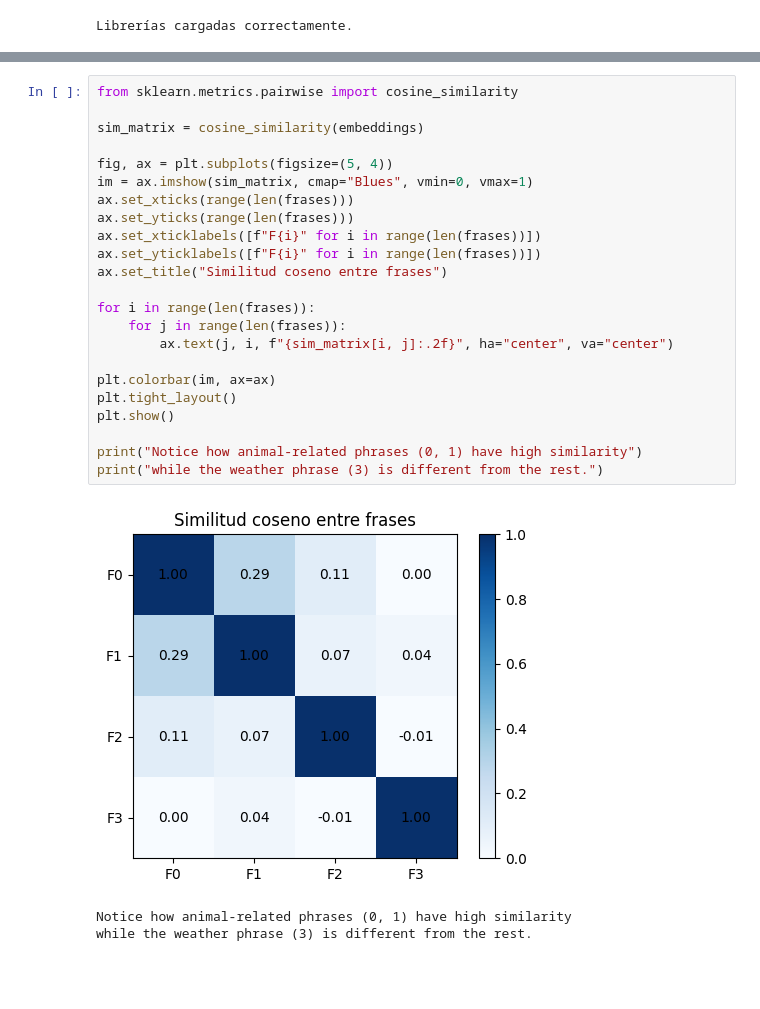
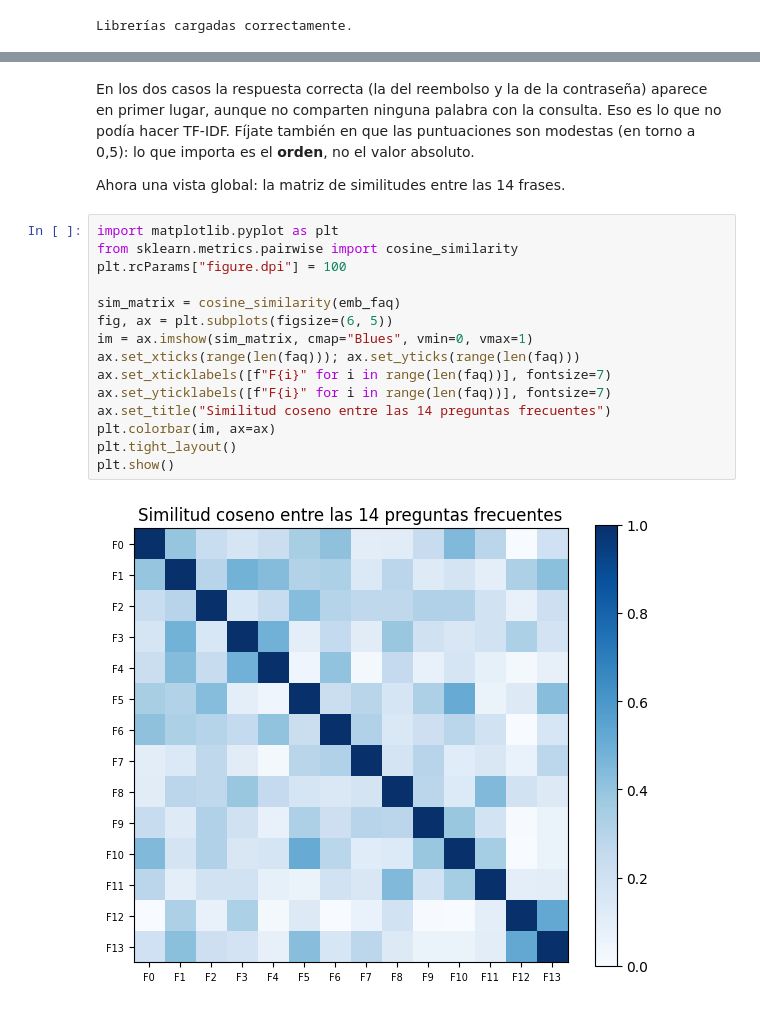
Before and after one commit to Adamychen/m10_quarto, a Jupyter notebook: notebooks/bloque1/01c-embeddings.ipynb, the cells around one changed output, grey strips where cells are left out. Cells and saved outputs as stored; diff of their text form; blank space fills up the shorter version.

```diff
--- a/notebooks/bloque1/01c-embeddings.ipynb
+++ b/notebooks/bloque1/01c-embeddings.ipynb
@@ -169,27 +189,25 @@ Número de frases: 4
+# %% [markdown]
+En los dos casos la respuesta correcta (la del reembolso y la de la
+contraseña) aparece en primer lugar, aunque no comparten ninguna palabra
+con la consulta. Eso es lo que no podía hacer TF-IDF. Fíjate también en
+que las puntuaciones son modestas (en torno a 0,5): lo que importa es el
+**orden**, no el valor absoluto.
+
+Ahora una vista global: la matriz de similitudes entre las 14 frases.
 # %%
+import matplotlib.pyplot as plt
 from sklearn.metrics.pairwise import cosine_similarity
+plt.rcParams["figure.dpi"] = 100
 
-sim_matrix = cosine_similarity(embeddings)
-
-fig, ax = plt.subplots(figsize=(5, 4))
+sim_matrix = cosine_similarity(emb_faq)
+fig, ax = plt.subplots(figsize=(6, 5))
 im = ax.imshow(sim_matrix, cmap="Blues", vmin=0, vmax=1)
-ax.set_xticks(range(len(frases)))
-ax.set_yticks(range(len(frases)))
-ax.set_xticklabels([f"F{i}" for i in range(len(frases))])
-ax.set_yticklabels([f"F{i}" for i in range(len(frases))])
-ax.set_title("Similitud coseno entre frases")
-
-for i in range(len(frases)):
-    for j in range(len(frases)):
-        ax.text(j, i, f"{sim_matrix[i, j]:.2f}", ha="center", va="center")
-
+ax.set_xticks(range(len(faq))); ax.set_yticks(range(len(faq)))
+ax.set_xticklabels([f"F{i}" for i in range(len(faq))], fontsize=7)
+ax.set_yticklabels([f"F{i}" for i in range(len(faq))], fontsize=7)
+ax.set_title("Similitud coseno entre las 14 preguntas frecuentes")
 plt.colorbar(im, ax=ax)
 plt.tight_layout()
 plt.show()
-
-print("Notice how animal-related phrases (0, 1) have high similarity")
-print("while the weather phrase (3) is different from the rest.")
 # %% [output]
-[figure, old version]
+[figure, new version]
-Notice how animal-related phrases (0, 1) have high similarity
-while the weather phrase (3) is different from the rest.
```
Also changed, not shown: parts of 23 cells of this notebook, 17 other files.
